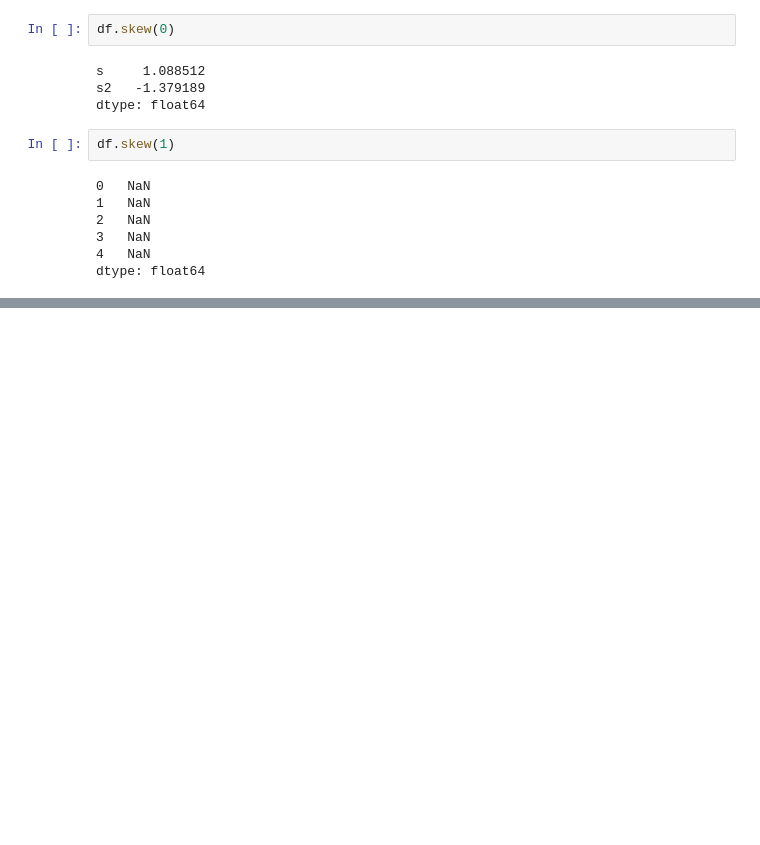
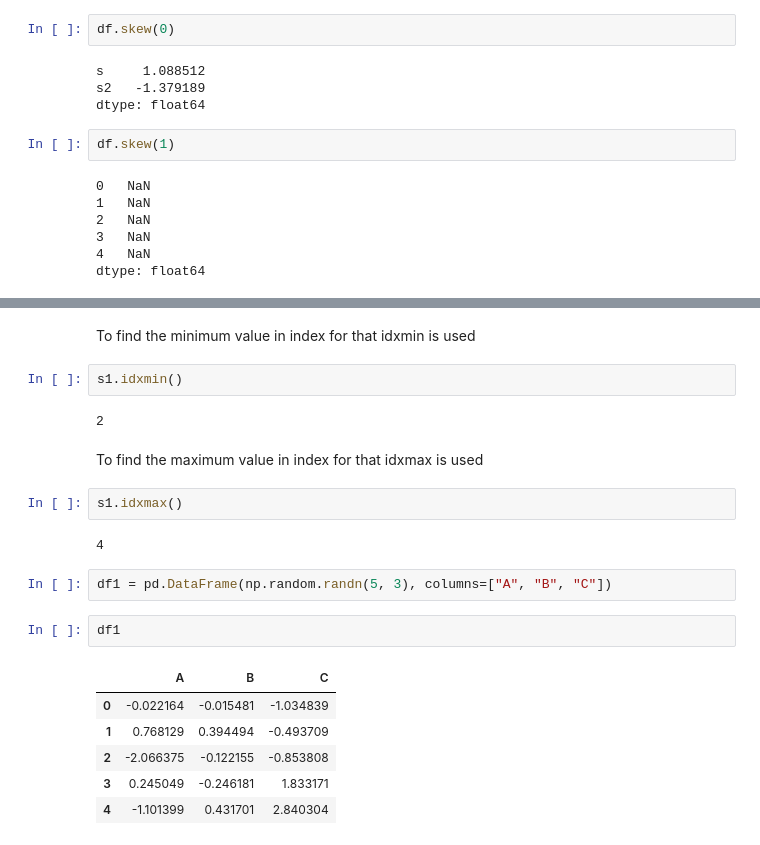
Before and after one commit to R123gh/Data-cleaning-project-, a Jupyter notebook: 3_pandas.ipynb, the cells around one changed output, grey strips where cells are left out. Drawn from its saved outputs; the diff is of its cells as text; blank space fills up the shorter version.

```diff
--- a/3_pandas.ipynb
+++ b/3_pandas.ipynb
@@ -236,0 +289,23 @@ dtype: float64
+# %% [markdown]
+To find the minimum value in index for that idxmin is used
+# %%
+s1.idxmin()
+# %% [output]
+2
+# %% [markdown]
+To find the maximum  value in index for that idxmax  is used
+# %%
+s1.idxmax()
+# %% [output]
+4
+# %%
+df1 = pd.DataFrame(np.random.randn(5, 3), columns=["A", "B", "C"])
+# %%
+df1
+# %% [output]
+|  | A | B | C |
+| 0 | -0.022164 | -0.015481 | -1.034839 |
+| 1 | 0.768129 | 0.394494 | -0.493709 |
+| 2 | -2.066375 | -0.122155 | -0.853808 |
+| 3 | 0.245049 | -0.246181 | 1.833171 |
+| 4 | -1.101399 | 0.431701 | 2.840304 |
```
Also changed, not shown: parts of 27 cells of this notebook.
